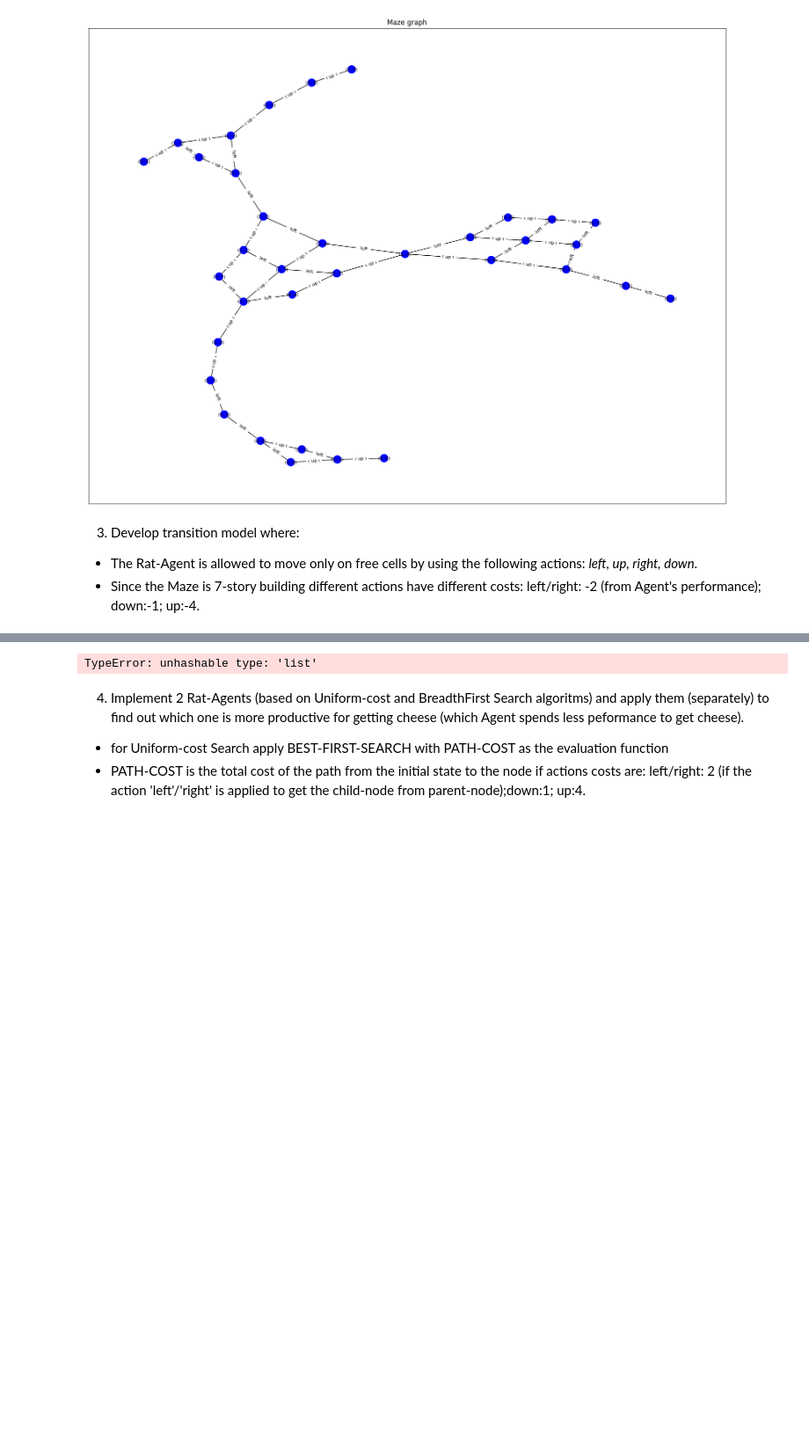
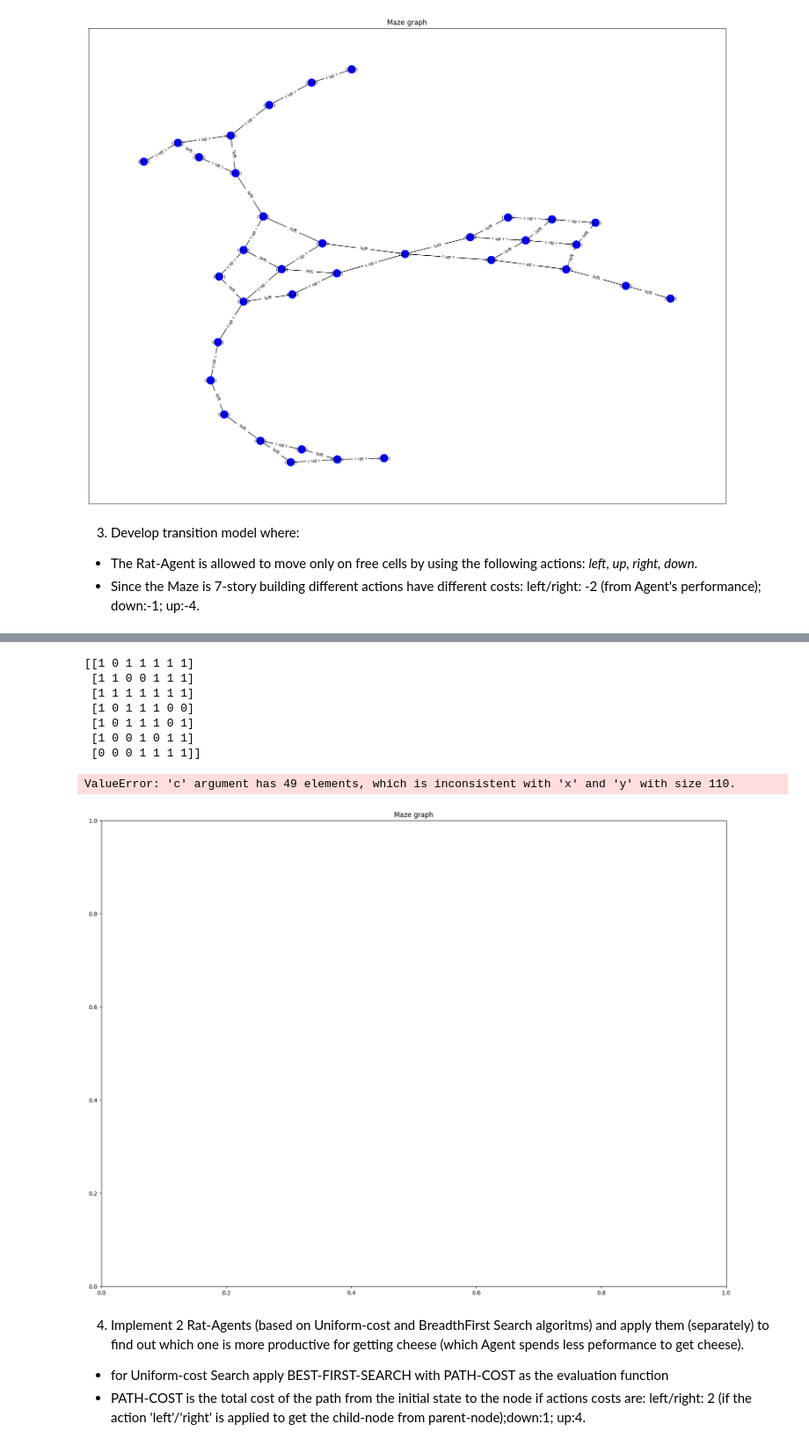
Before and after one commit to OakyNerd/complex-frogs, a Jupyter notebook: cs3220_A4/CS3220_A4_submission/A4_task1-4.ipynb, the cells around one changed output, grey strips where cells are left out. Shown at 88% size. Cells and saved outputs as stored; diff of their text form; code cells hidden in the pictures; blank space fills up the shorter version.

```diff
--- a/cs3220_A4/CS3220_A4_submission/A4_task1-4.ipynb
+++ b/cs3220_A4/CS3220_A4_submission/A4_task1-4.ipynb
@@ -183,11 +181,19 @@ def simple_visualization2(data,mazeStructure):
     nx.draw_networkx_edges(G,pos)
     nx.draw_networkx_labels(G,pos,font_size=8)
     nx.draw_networkx_edge_labels(G, pos, edge_labels = edge_weights,font_size=8)
-# %%
-mazeWorldGraph2 = mazeGraph2(maze2,mazeStatesLocations(7))
-edge_weights = {(k, v2) : k2 for k, v in mazeWorldGraph2.graph_dict.items() for k2, v2 in v.items()}
-# %% [output]
-TypeError: unhashable type: 'list'
+# %%
+mazeWorldGraph2 = mazeGraph(maze2,mazeStatesLocations(7))
+simple_visualization(mazeWorldGraph2, mazeRand)
+# %% [output]
+[[1 0 1 1 1 1 1]
+ [1 1 0 0 1 1 1]
+ [1 1 1 1 1 1 1]
+ [1 0 1 1 1 0 0]
+ [1 0 1 1 1 0 1]
+ [1 0 0 1 0 1 1]
+ [0 0 0 1 1 1 1]]
+ValueError: 'c' argument has 49 elements, which is inconsistent with 'x' and 'y' with size 110.
+[figure, added]
 # %% [markdown]
 4. Implement 2 Rat-Agents (based on Uniform-cost  and BreadthFirst Search algoritms) and apply them (separately) to find out which one is more productive for getting cheese (which Agent spends less peformance to get cheese).
 * for Uniform-cost Search apply BEST-FIRST-SEARCH
```
Also changed, not shown: parts of 2 cells of this notebook.
